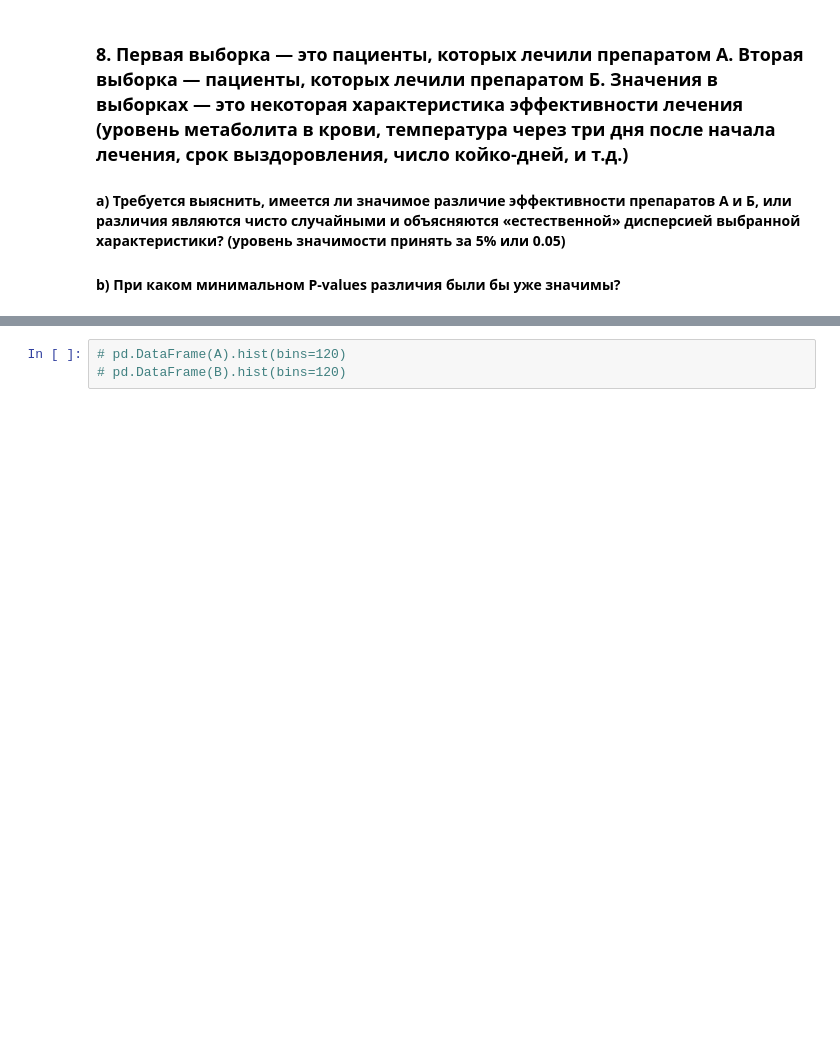
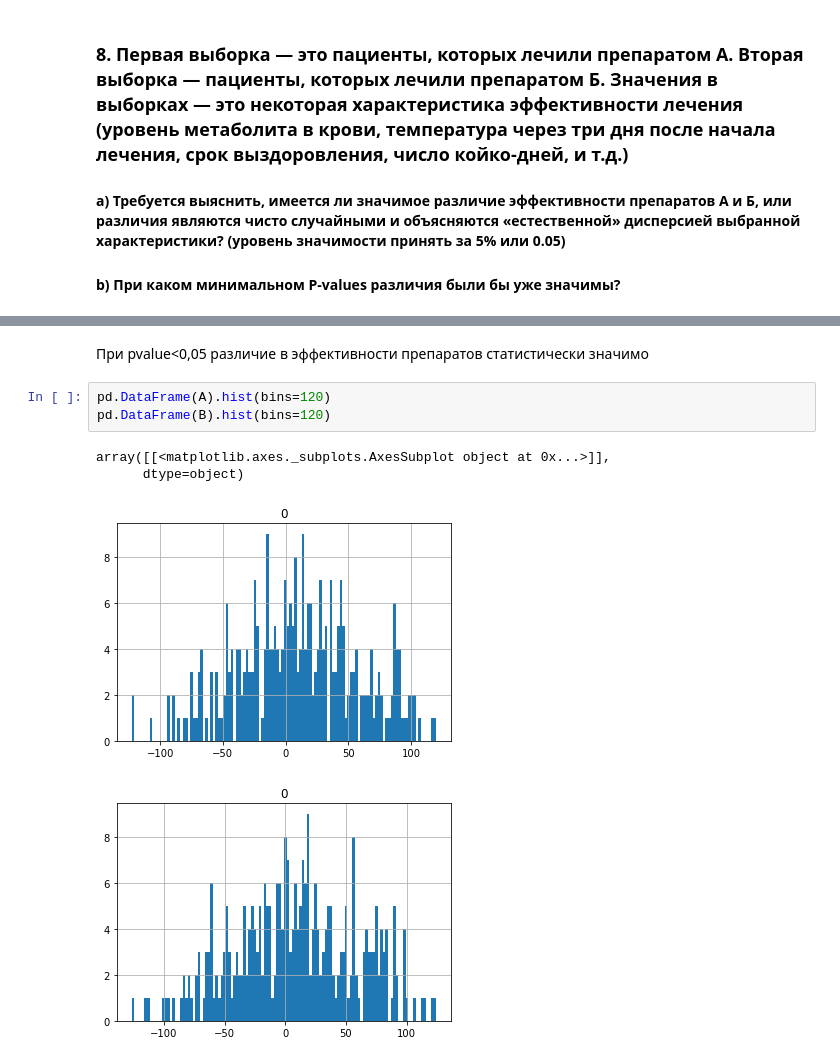
Before and after one commit to TamaraBaranova87/Python_homework, a Jupyter notebook: Доверительные интервалы/Домашнее задание/Confidential_intervals.ipynb, the cells around one changed output, grey strips where cells are left out. Saved outputs shown, nothing was run; the diff lists cells and outputs as text; blank space fills up the shorter version.

```diff
--- a/Доверительные интервалы/Домашнее задание/Confidential_intervals.ipynb
+++ b/Доверительные интервалы/Домашнее задание/Confidential_intervals.ipynb
@@ -539,3 +583,10 @@ B = A+stats.norm.rvs(scale=10,loc=-1.25,size=300)
+# %% [markdown]
+ При pvalue<0,05 различие в эффективности препаратов статистически значимо
 # %%
-# pd.DataFrame(A).hist(bins=120)
-# pd.DataFrame(B).hist(bins=120)
+pd.DataFrame(A).hist(bins=120)
+pd.DataFrame(B).hist(bins=120)
+# %% [output]
+array([[<matplotlib.axes._subplots.AxesSubplot object at 0x...>]],
+      dtype=object)
+[figure, added]
+[figure, added]
```
Also changed, not shown: parts of 9 cells of this notebook.
